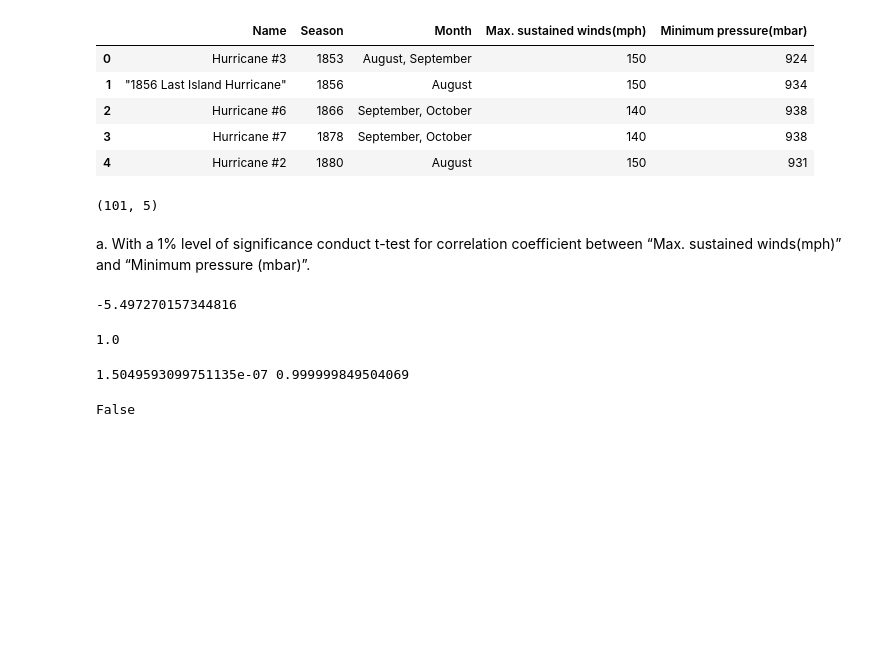
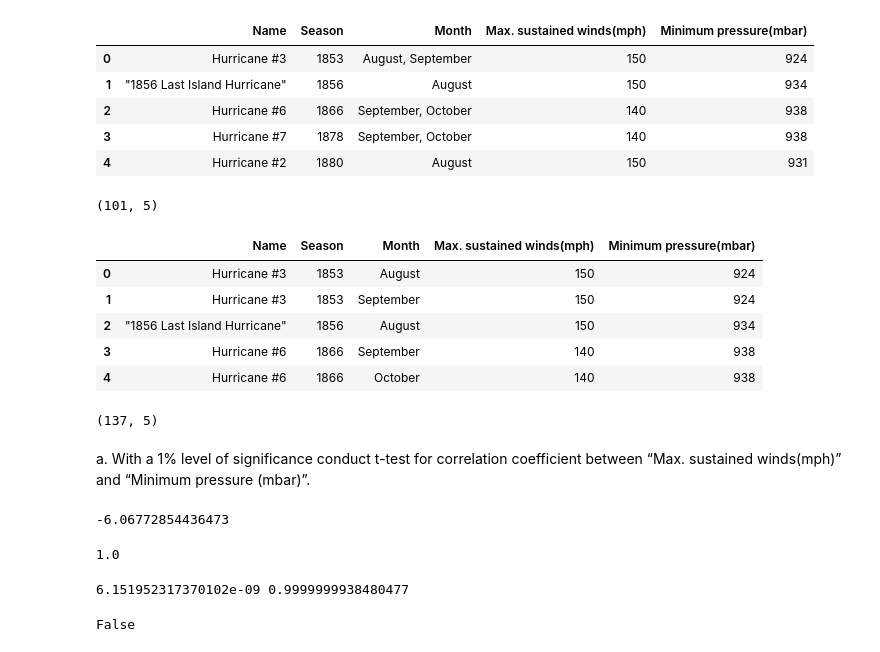
Before and after one commit to anushk4/CSE558-Assignments, a Jupyter notebook: q4.ipynb, the cells around one changed output. Drawn from its saved outputs; the diff is of its cells as text; code cells hidden in the pictures; blank space fills up the shorter version.

```diff
--- a/q4.ipynb
+++ b/q4.ipynb
@@ -15,10 +15,24 @@ df.head()
 | 2 | Hurricane #6 | 1866 | September, October | 140 | 938 |
 | 3 | Hurricane #7 | 1878 | September, October | 140 | 938 |
 | 4 | Hurricane #2 | 1880 | August | 150 | 931 |
+# %%
+df.shape
+# %% [output]
+(101, 5)
+# %%
+df = df.assign(Month=df['Month'].str.split(', ')).explode('Month').reset_index(drop=True)
+df.head()
+# %% [output]
+|  | Name | Season | Month | Max. sustained winds(mph) | Minimum pressure(mbar) |
+| 0 | Hurricane #3 | 1853 | August | 150 | 924 |
+| 1 | Hurricane #3 | 1853 | September | 150 | 924 |
+| 2 | "1856 Last Island Hurricane" | 1856 | August | 150 | 934 |
+| 3 | Hurricane #6 | 1866 | September | 140 | 938 |
+| 4 | Hurricane #6 | 1866 | October | 140 | 938 |
 # %%
 df.shape
 # %% [output]
-(101, 5)
+(137, 5)
 # %% [markdown]
 a. With a 1% level of significance conduct t-test for correlation coefficient between “Max. sustained winds(mph)” and “Minimum pressure (mbar)”.
 # %%
@@ -28,7 +42,7 @@ r = np.corrcoef(df["Max. sustained winds(mph)"], df["Minimum pressure(mbar)"])[0
 t_value = r / np.sqrt((1 - r**2) / (n - 2))
 t_value
 # %% [output]
--5.497270157344816
+-6.06772854436473
 # %%
 degrees = n - 2
 p_value_lower = t.cdf(-np.abs(t_value), degrees)
@@ -40,7 +54,7 @@ p_value
 # %%
 print(p_value_lower, p_value_upper)
 # %% [output]
-1.5049593099751135e-07 0.999999849504069
+6.151952317370102e-09 0.9999999938480477
 # %%
 p_value < alpha
 # %% [output]
```
Also changed, not shown: parts of 7 cells of this notebook, 4 other files.
